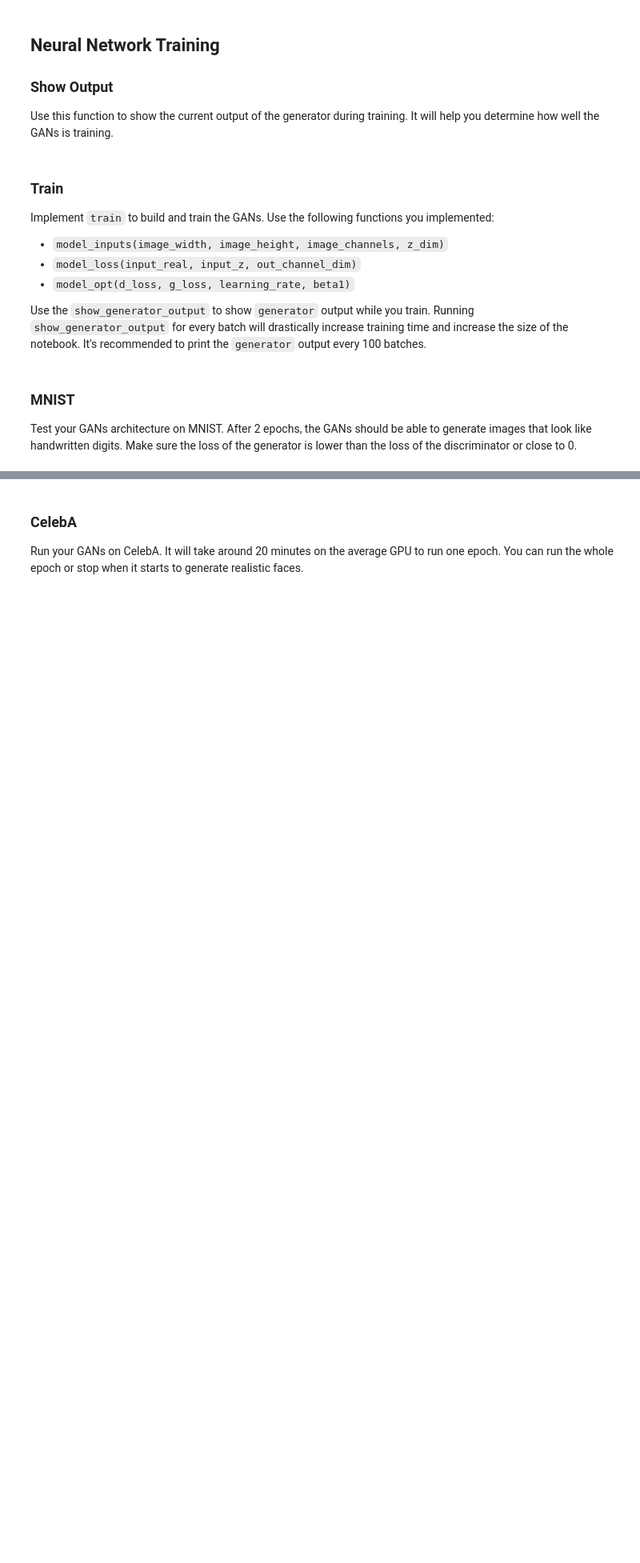
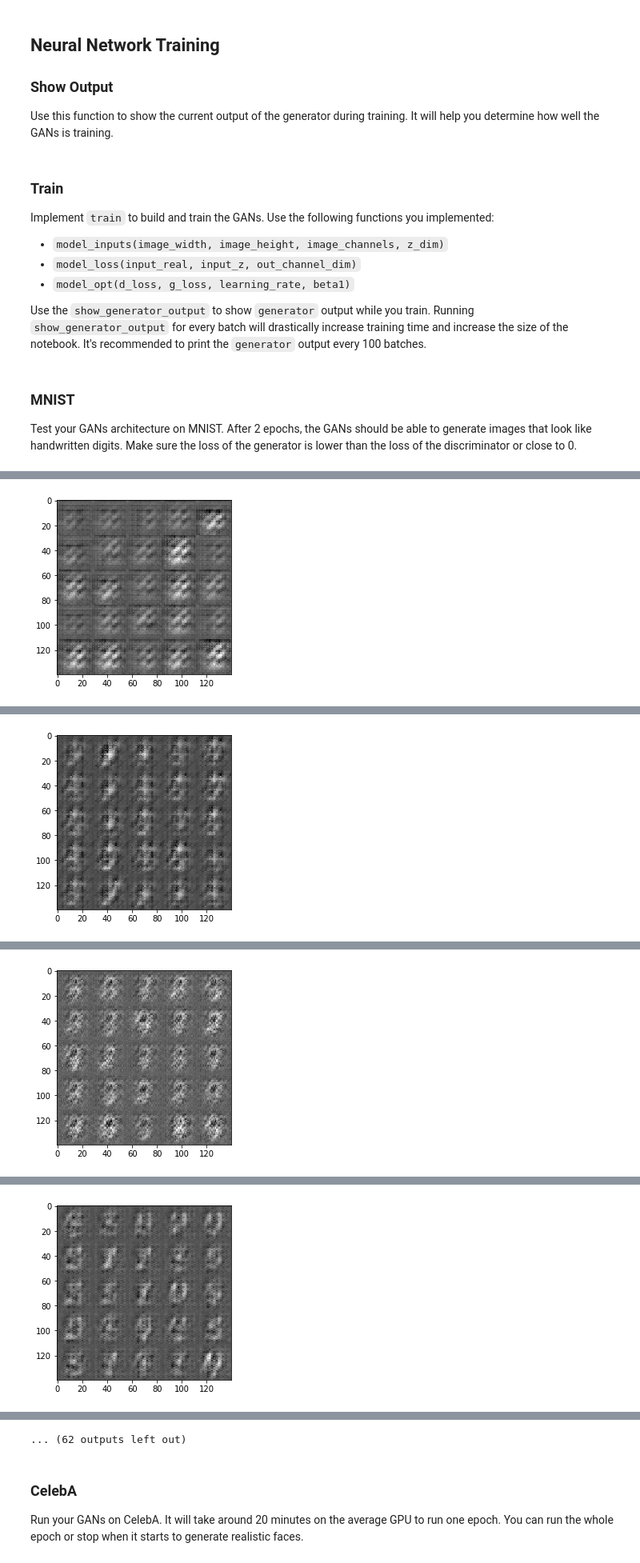
Before and after one commit to dbjnbnrj/deep-learning, a Jupyter notebook: face_generation/dlnd_face_generation.ipynb, the cells around one changed output, grey strips where cells are left out. Shown at 80% size. Saved outputs shown, nothing was run; the diff lists cells and outputs as text; code cells hidden in the pictures; blank space fills up the shorter version.

```diff
--- a/face_generation/dlnd_face_generation.ipynb
+++ b/face_generation/dlnd_face_generation.ipynb
@@ -117,7 +118,7 @@ def model_inputs(image_width, image_height, image_channels, z_dim):
     """
     input_real = tf.placeholder(tf.float32, shape=(None, image_width, image_height, image_channels), name='input_real')
     input_z = tf.placeholder(tf.float32, shape=(None, z_dim), name='input_z')
-    learning_rate = tf.placeholder(tf.float32, shape=(),name='learning_rate')
+    learning_rate = tf.placeholder(tf.float32, name='learning_rate')
 
     return input_real, input_z, learning_rate
 
@@ -132,15 +133,13 @@ Tests Passed
 ### Discriminator
 Implement `discriminator` to create a discriminator neural network that discriminates on `images`.  This function should be able to reuse the variables in the neural network.  Use [`tf.variable_scope`](https://www.tensorflow.org/api_docs/python/tf/variable_scope) with a scope name of "discriminator" to allow the variables to be reused.  The function should return a tuple of (tensor output of the discriminator, tensor logits of the discriminator).
 # %%
-def discriminator(images, reuse=False, alpha=0.2, is_train=True):
+def discriminator(images, reuse=False, is_train=True, alpha=0.2):
     """
     Create the discriminator network
     :param images: Tensor of input image(s)
     :param reuse: Boolean if the weights should be reused
     :return: Tuple of (tensor output of the discriminator, tensor logits of the discriminator)
     """
-    # TODO: Implement Function
-
     with tf.variable_scope('discriminator', reuse=reuse):
 
         # input layer is 28 x 28 x 3
@@ -227,15 +226,19 @@ def model_loss(input_real, input_z, out_channel_dim, alpha=0.2):
     :param out_channel_dim: The number of channels in the output image
     :return: A tuple of (discriminator loss, generator loss)
     """
-    g_logits = generator(input_z, out_channel_dim, alpha=alpha)
-    d_real_model, d_real_logits = discriminator(input_real, alpha=alpha)
-    d_fake_model, d_fake_logits = discriminator(g_logits, reuse=True, alpha = alpha)
+    g_logits = generator(input_z, out_channel_dim)
+    d_real_model, d_real_logits = discriminator(input_real)
+    d_fake_model, d_fake_logits = discriminator(g_logits, reuse=True)
 
-    d_loss_real = tf.reduce_mean(tf.nn.sigmoid_cross_entropy_with_logits(logits=d_real_logits, labels=tf.ones_like(d_real_model)))
-    d_loss_fake = tf.reduce_mean(tf.nn.sigmoid_cross_entropy_with_logits(logits=d_fake_logits, labels=tf.ones_like(d_fake_model)))
+    d_loss_real = tf.reduce_mean(tf.nn.sigmoid_cross_entropy_with_logits(logits=d_real_logits, labels=tf.ones_like(d_real_model) * 0.9))
+    d_loss_fake = tf.reduce_mean(tf.nn.sigmoid_cross_entropy_with_logits(logits=d_fake_logits, labels=tf.zeros_like(d_fake_model)))
 
     g_loss = tf.reduce_mean(tf.nn.sigmoid_cross_entropy_with_logits(logits=d_fake_logits, labels=tf.ones_like(d_fake_model)))
+
+    d_loss = d_loss_real + d_loss_fake
+
     return d_loss_real+d_loss_fake, g_loss
+
 
 """
 DON'T MODIFY ANYTHING IN THIS CELL THAT IS BELOW THIS LINE
@@ -314,7 +317,7 @@ Implement `train` to build and train the GANs.  Use the following functions you
 
 Use the `show_generator_output` to show `generator` output while you train. Running `show_generator_output` for every batch will drastically increase training time and increase the size of the notebook.  It's recommended to print the `generator` output every 100 batches.
 # %%
-def train(epoch_count, batch_size, z_dim, learning_rate, beta1, get_batches, data_shape, data_image_mode):
+def train(epoch_count, batch_size, z_dim, lr, beta1, get_batches, data_shape, data_image_mode):
     """
     Train the GAN
     :param epoch_count: Number of epochs
@@ -326,12 +329,12 @@ def train(epoch_count, batch_size, z_dim, learning_rate, beta1, get_batches, dat
     :param data_shape: Shape of the data
     :param data_image_mode: The image mode to use for images ("RGB" or "L")
     """
-    # TODO: Build Model
-    saver = tf.train.Saver()
+    steps = 0
+    input_real, input_z, learning_rate = model_inputs(data_shape[1], data_shape[2], data_shape[3], z_dim)
 
-    input_real, input_z, learning_rate = model_inputs(data_shape[0], data_shape[1], data_shape[3], z_dim)
     d_loss, g_loss = model_loss(input_real, input_z, data_shape[3])
     d_opt, g_opt = model_opt(d_loss, g_loss, learning_rate, beta1)
+
 
     with tf.Session() as sess:
         sess.run(tf.global_variables_initializer())
@@ -339,14 +342,13 @@ def train(epoch_count, batch_size, z_dim, learning_rate, beta1, get_batches, dat
             for batch_images in get_batches(batch_size):
                 steps += 1
                 batch_z = np.random.uniform(-1, 1, size=(batch_size, z_dim))
-                steps += 1
-                batch_z = np.random.uniform(-1, 1, size=(batch_size, z_dim))
+                batch_images *= 2
 
                 # Run optimizers
-                _ = sess.run(d_opt, feed_dict={input_real: batch_images, input_z: batch_z, learning_rate: learning_rate})
-                _ = sess.run(g_opt, feed_dict={input_z: batch_z, input_real: batch_images, learning_rate: learning_rate})
+                _ = sess.run(d_opt, feed_dict={input_real: batch_images, input_z: batch_z, learning_rate: lr})
+                _ = sess.run(g_opt, feed_dict={input_z: batch_z, input_real: batch_images, learning_rate: lr})
 
-                if steps % show_every == 0:
+                if steps % 100 == 0:
                     # At the end of each epoch, get the losses and print them out
                     train_loss_d = d_loss.eval({input_z: batch_z, input_real: batch_images})
                     train_loss_g = g_loss.eval({input_z: batch_z})
@@ -360,7 +362,7 @@ def train(epoch_count, batch_size, z_dim, learning_rate, beta1, get_batches, dat
 ### MNIST
 Test your GANs architecture on MNIST.  After 2 epochs, the GANs should be able to generate images that look like handwritten digits.  Make sure the loss of the generator is lower than the loss of the discriminator or close to 0.
 # %%
-batch_size = 256
+batch_size = 32
 z_dim = 100
 learning_rate = 0.001
 beta1 = 0.5
@@ -375,3 +377,4 @@ mnist_dataset = helper.Dataset('mnist', glob(os.path.join(data_dir, 'mnist/*.jpg
 with tf.Graph().as_default():
     train(epochs, batch_size, z_dim, learning_rate, beta1, mnist_dataset.get_batches,
           mnist_dataset.shape, mnist_dataset.image_mode)
+# %% [output]
@@ -377,0 +382 @@ with tf.Graph().as_default():
+[figure, added]
@@ -377,0 +384 @@ with tf.Graph().as_default():
+[figure, added]
@@ -377,0 +386 @@ with tf.Graph().as_default():
+[figure, added]
@@ -377,0 +388 @@ with tf.Graph().as_default():
+[figure, added]
@@ -378,3 +393,4 @@ with tf.Graph().as_default():
+... (62 outputs left out)
 # %% [markdown]
 ### CelebA
 Run your GANs on CelebA.  It will take around 20 minutes on the average GPU to run one epoch.  You can run the whole epoch or stop when it starts to generate realistic faces.
```
Also changed, not shown: parts of 4 cells of this notebook, 1 other file.
